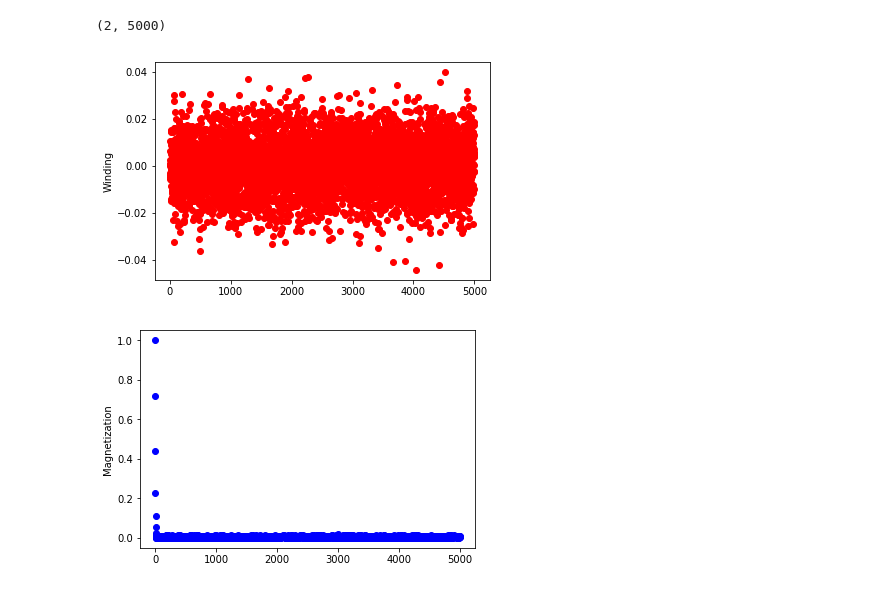
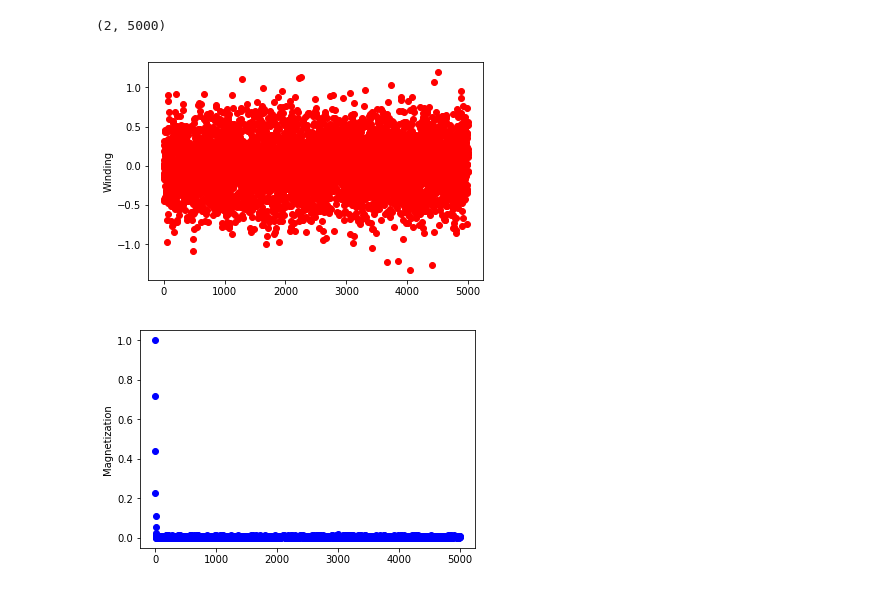
Before and after one commit to mburhanpurkar/xy3d, a Jupyter notebook: Winding and Magnetization.ipynb, the cells around one changed output. Saved outputs shown, nothing was run; the diff lists cells and outputs as text; code cells hidden in the pictures.

```diff
--- a/Winding and Magnetization.ipynb
+++ b/Winding and Magnetization.ipynb
@@ -9,11 +9,11 @@ np.shape(J01K01)
 # %% [output]
 (2, 5000)
 # %%
-plt.plot(J01K01[0], "ro")
+plt.plot(J01K01[0] * 30, "ro")
 plt.ylabel("Winding")
 plt.show()
 # %% [output]
-[figure, old version]
+[figure, new version]
 # %%
 plt.plot(J01K01[1], "bo")
 plt.ylabel("Magnetization")
```
Also changed, not shown: parts of 5 cells of this notebook.
